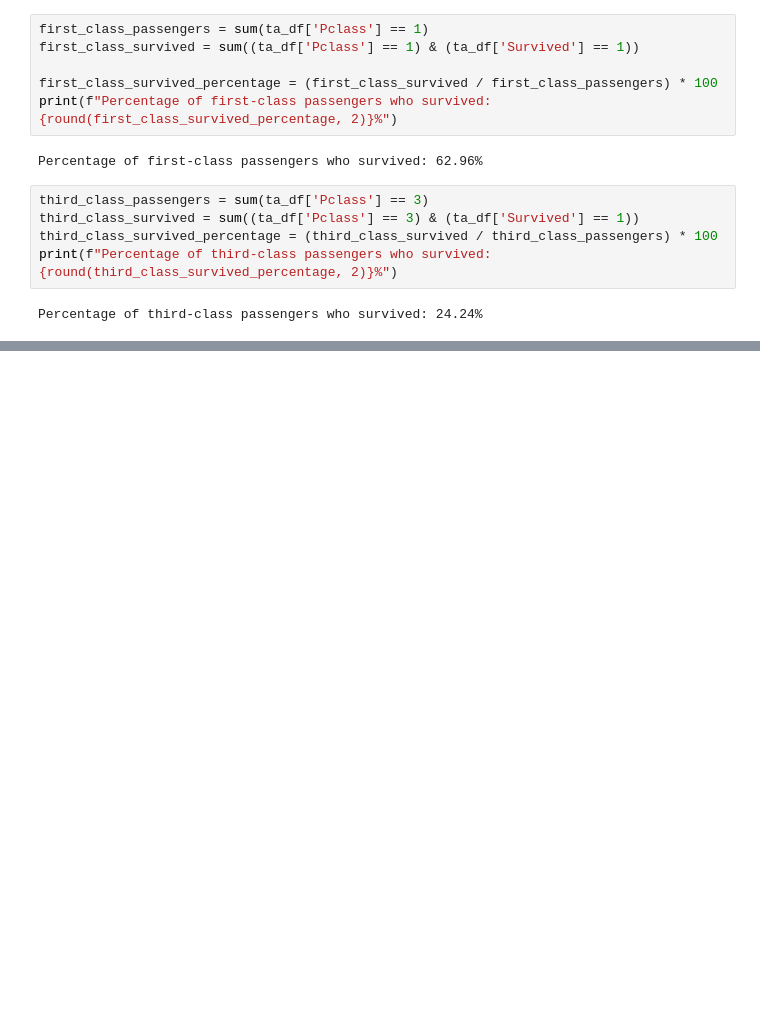
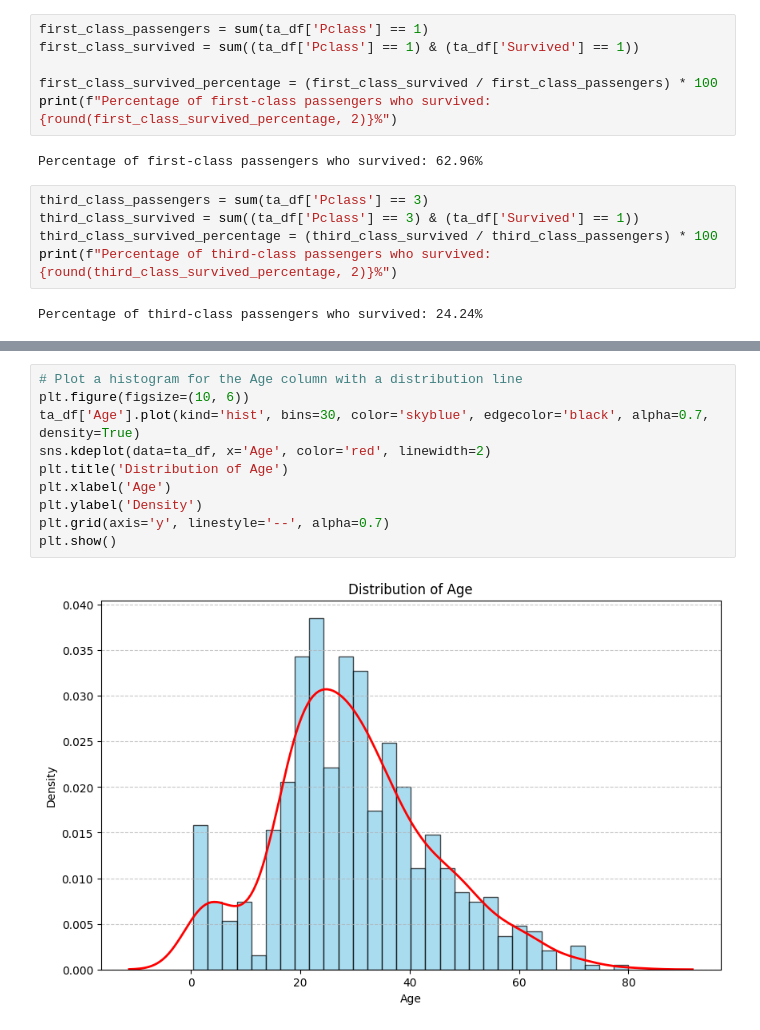
Before and after one commit to ChrisSamHarris/Training, a Jupyter notebook: Pandas101/titanic_explor.ipynb, the cells around one changed output, grey strips where cells are left out. Drawn from its saved outputs; the diff is of its cells as text; blank space fills up the shorter version.

```diff
--- a/Pandas101/titanic_explor.ipynb
+++ b/Pandas101/titanic_explor.ipynb
@@ -220,0 +252,12 @@ Percentage of third-class passengers who survived: 24.24%
+# %%
+# Plot a histogram for the Age column with a distribution line
+plt.figure(figsize=(10, 6))
+ta_df['Age'].plot(kind='hist', bins=30, color='skyblue', edgecolor='black', alpha=0.7, density=True)
+sns.kdeplot(data=ta_df, x='Age', color='red', linewidth=2)
+plt.title('Distribution of Age')
+plt.xlabel('Age')
+plt.ylabel('Density')
+plt.grid(axis='y', linestyle='--', alpha=0.7)
+plt.show()
+# %% [output]
+[figure, added]
```
Also changed, not shown: parts of 5 cells of this notebook, 1 other file.
